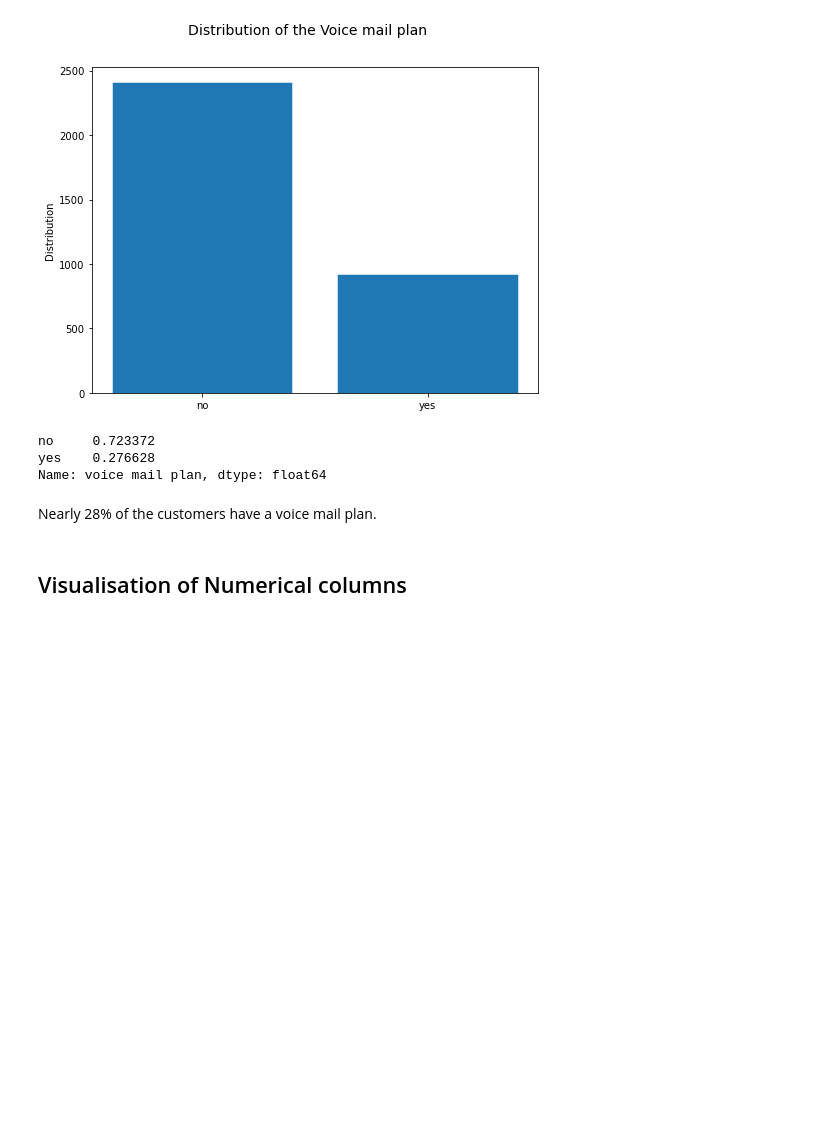
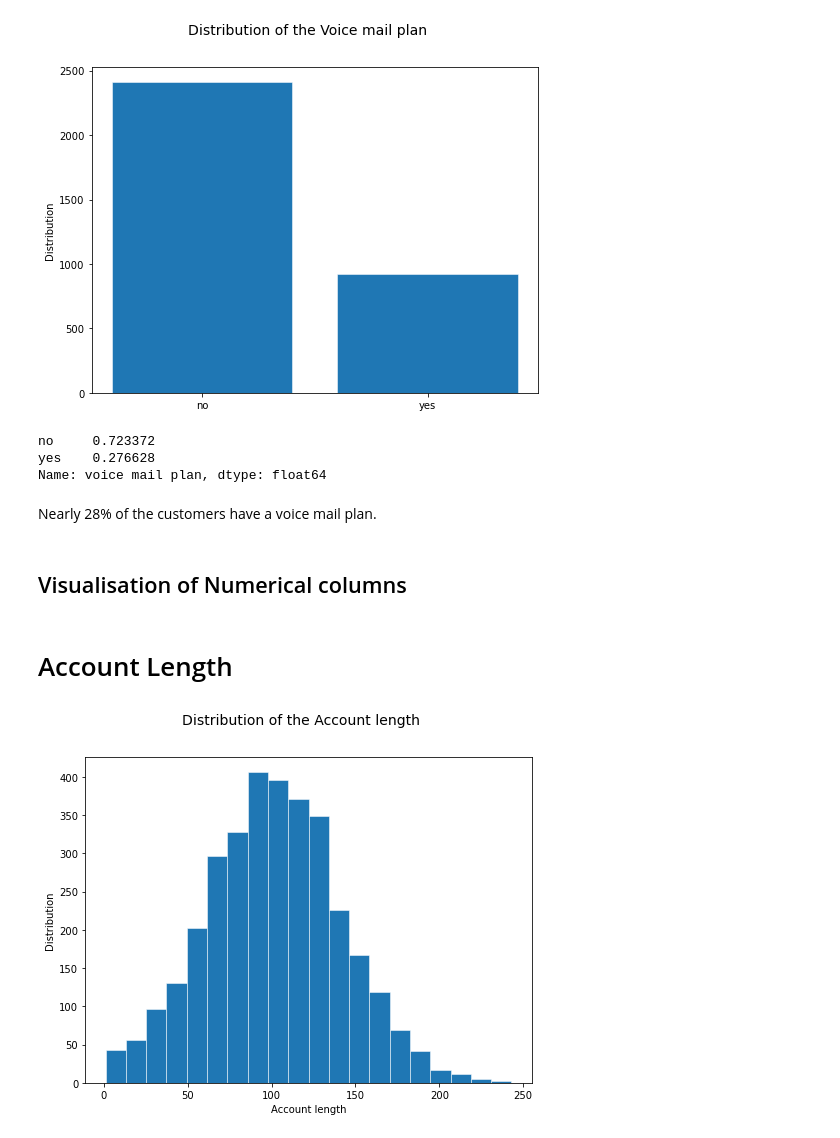
Before and after one commit to Choxy1/syria-tel, a Jupyter notebook: index.ipynb, the cells around one changed output. Saved outputs shown, nothing was run; the diff lists cells and outputs as text; code cells hidden in the pictures; blank space fills up the shorter version.

```diff
--- a/index.ipynb
+++ b/index.ipynb
@@ -696,3 +696,9 @@ Name: voice mail plan, dtype: float64
 Nearly 28% of the customers have a voice mail plan.
 # %% [markdown]
 ## Visualisation of Numerical columns
+# %% [markdown]
+# Account Length
+# %%
+univariate_plot('account length')
+# %% [output]
+[figure, added]
```
Also changed, not shown: parts of 18 cells of this notebook.
